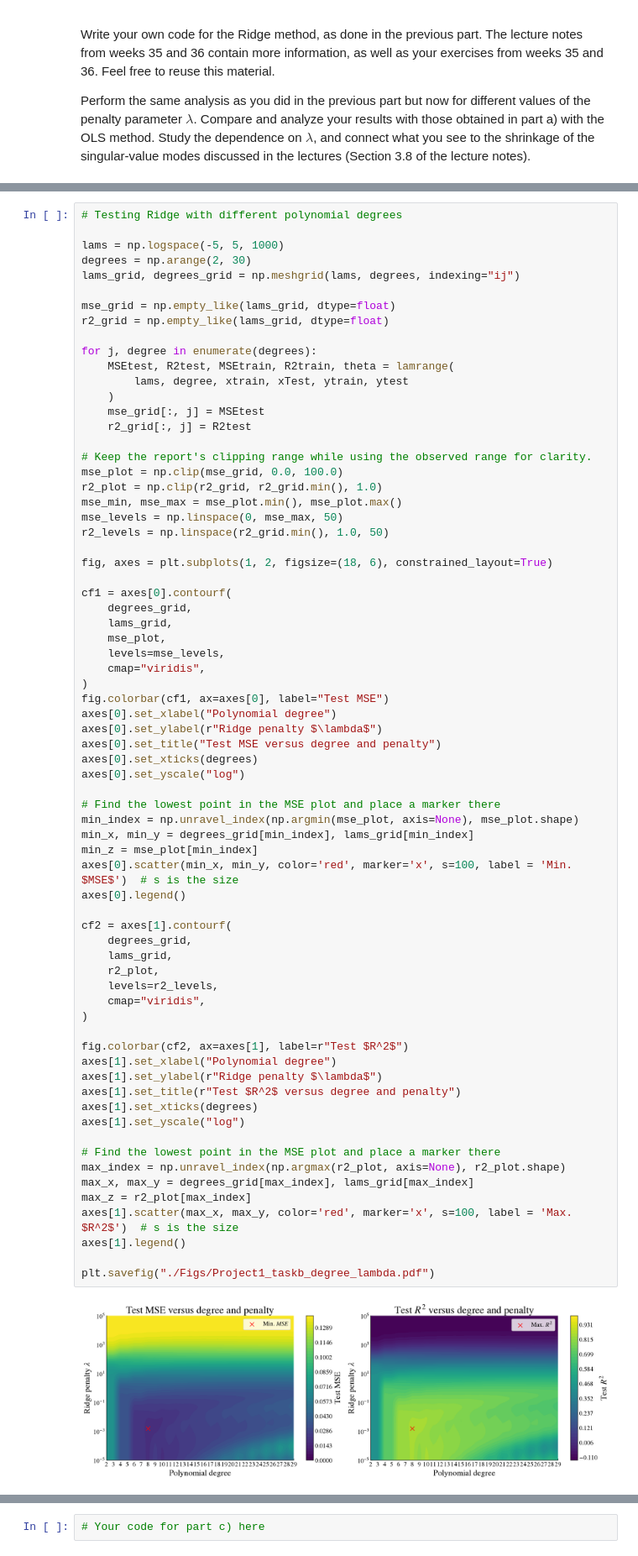
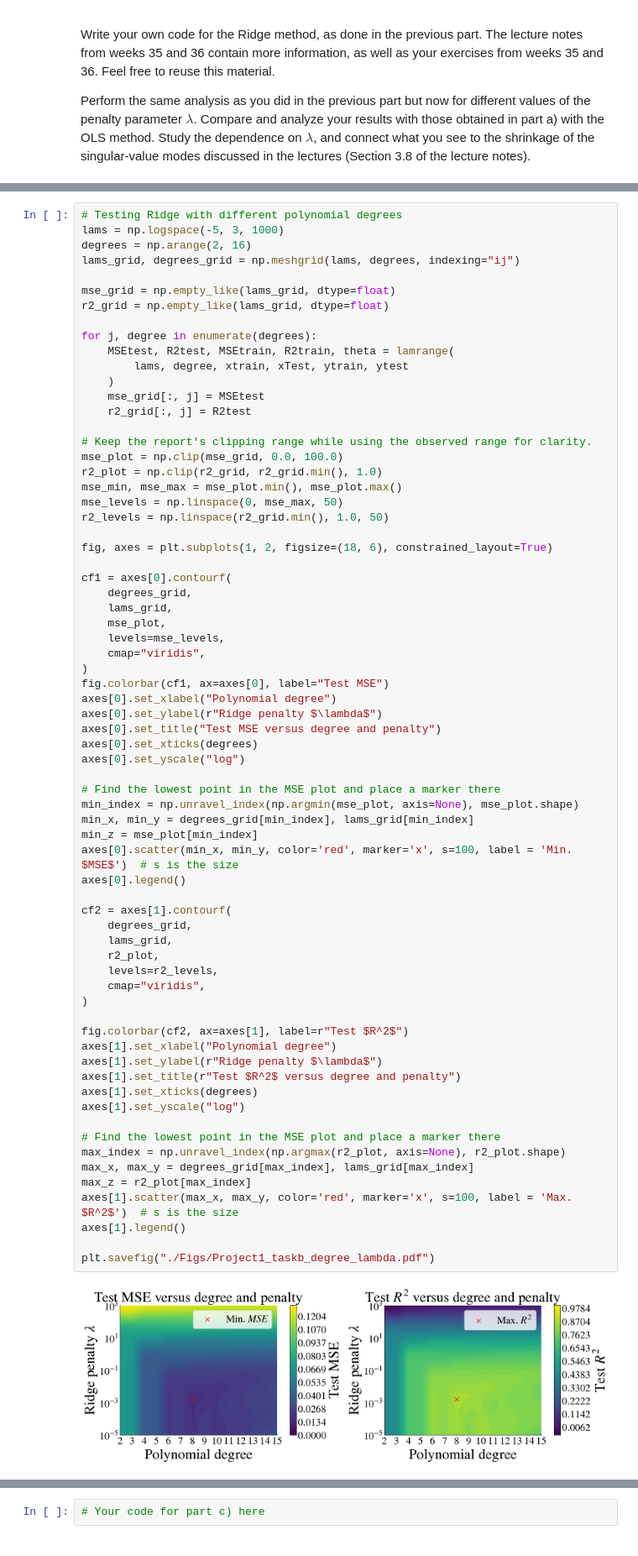
Before and after one commit to JOJ0O0O/MachineLearningUiO, a Jupyter notebook: doc/Projects/2026/Project1/Project1.ipynb, the cells around one changed output, grey strips where cells are left out. Shown at 84% size. Saved outputs shown, nothing was run; the diff lists cells and outputs as text.

```diff
--- a/doc/Projects/2026/Project1/Project1.ipynb
+++ b/doc/Projects/2026/Project1/Project1.ipynb
@@ -840,8 +841,7 @@ The best lambda, measured by having the lowest MSE is:  0.01767969594798034
 # %%
 # Testing Ridge with different polynomial degrees
-
-lams = np.logspace(-5, 5, 1000)
-degrees = np.arange(2, 30)
+lams = np.logspace(-5, 3, 1000)
+degrees = np.arange(2, 16)
 lams_grid, degrees_grid = np.meshgrid(lams, degrees, indexing="ij")
 
 mse_grid = np.empty_like(lams_grid, dtype=float)
@@ -881,34 +881,34 @@ axes[0].set_yscale("log")
 min_index = np.unravel_index(np.argmin(mse_plot, axis=None), mse_plot.shape)
 min_x, min_y = degrees_grid[min_index], lams_grid[min_index]
 min_z = mse_plot[min_index]
 axes[0].scatter(min_x, min_y, color='red', marker='x', s=100, label = 'Min. $MSE$')  # s is the size
 axes[0].legend()
 
 cf2 = axes[1].contourf(
     degrees_grid,
     lams_grid,
     r2_plot,
     levels=r2_levels,
     cmap="viridis",
 )
 
 fig.colorbar(cf2, ax=axes[1], label=r"Test $R^2$")
 axes[1].set_xlabel("Polynomial degree")
 axes[1].set_ylabel(r"Ridge penalty $\lambda$")
 axes[1].set_title(r"Test $R^2$ versus degree and penalty")
 axes[1].set_xticks(degrees)
 axes[1].set_yscale("log")
 
 # Find the lowest point in the MSE plot and place a marker there
 max_index = np.unravel_index(np.argmax(r2_plot, axis=None), r2_plot.shape)
 max_x, max_y = degrees_grid[max_index], lams_grid[max_index]
 max_z = r2_plot[max_index]
 axes[1].scatter(max_x, max_y, color='red', marker='x', s=100, label = 'Max. $R^2$')  # s is the size
 axes[1].legend()
 
 plt.savefig("./Figs/Project1_taskb_degree_lambda.pdf")
 # %% [output]
-[figure, old version]
+[figure, new version]
 # %% [markdown]
 ### Part c): The bias-variance tradeoff and the bootstrap
 
```
Also changed, not shown: parts of 2 cells of this notebook, 3 other files.
